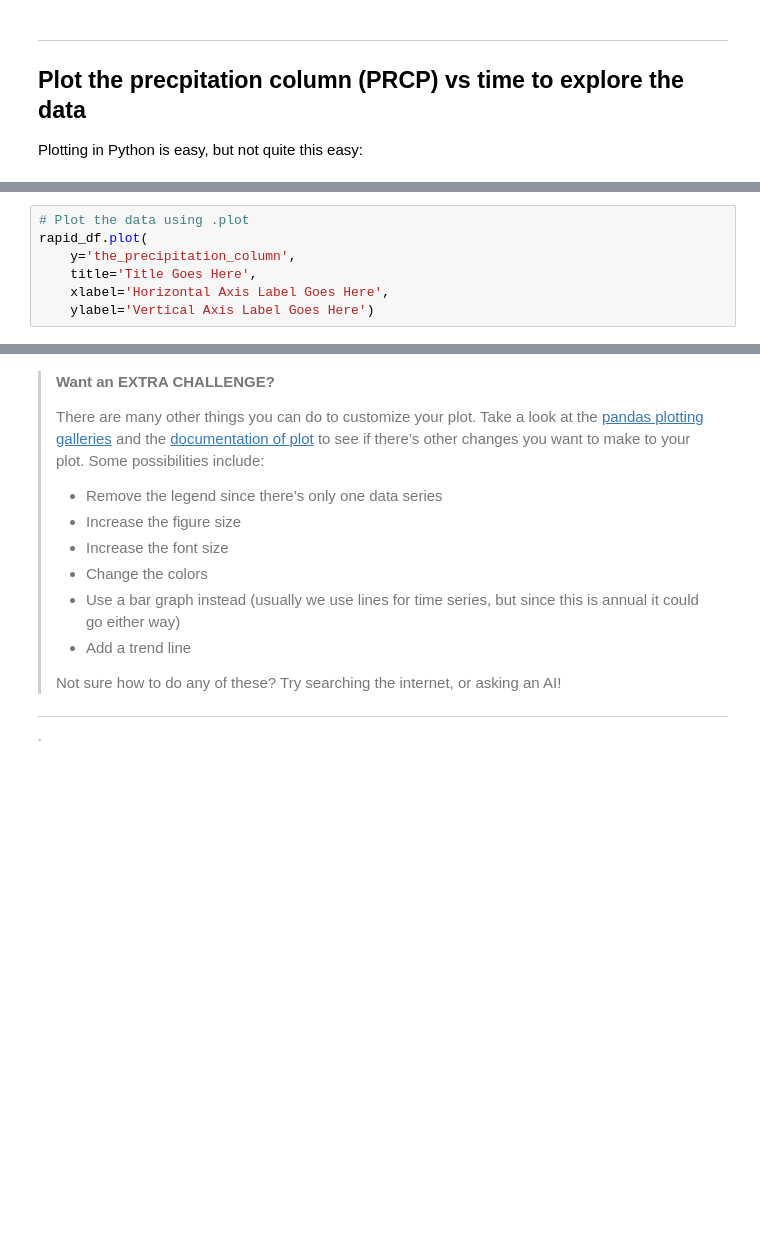
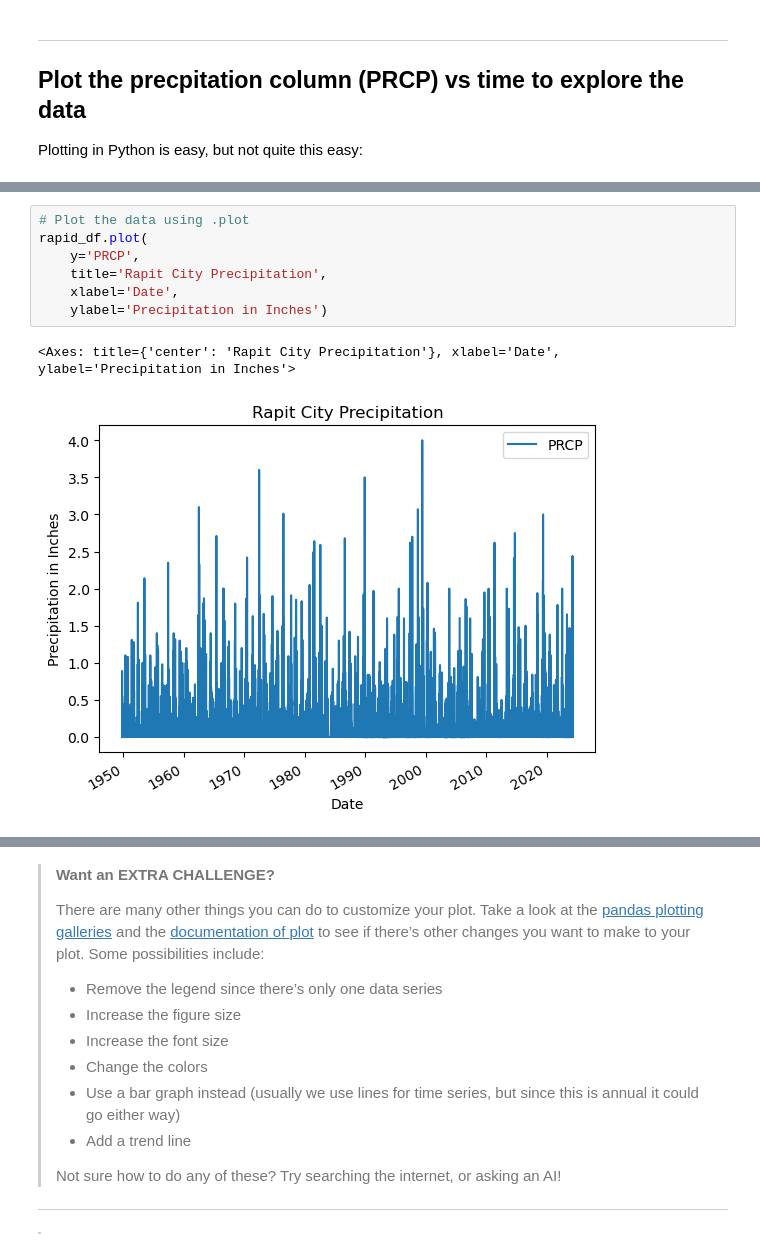
Before and after one commit to cu-esiil-edu/stars-01-get-started-PawHEKMoo, a Jupyter notebook: get-started-with-open-reproducible-science.ipynb, the cells around one changed output, grey strips where cells are left out. Cells and saved outputs as stored; diff of their text form; blank space fills up the shorter version.

```diff
--- a/get-started-with-open-reproducible-science.ipynb
+++ b/get-started-with-open-reproducible-science.ipynb
@@ -450,7 +453,10 @@ your plot to look.
 # %%
 # Plot the data using .plot
 rapid_df.plot(
-    y='the_precipitation_column',
-    title='Title Goes Here',
-    xlabel='Horizontal Axis Label Goes Here',
-    ylabel='Vertical Axis Label Goes Here')
+    y='PRCP',
+    title='Rapit City Precipitation',
+    xlabel='Date',
+    ylabel='Precipitation in Inches')
+# %% [output]
+<Axes: title={'center': 'Rapit City Precipitation'}, xlabel='Date', ylabel='Precipitation in Inches'>
+[figure, added]
```
Also changed, not shown: parts of 5 cells of this notebook.
